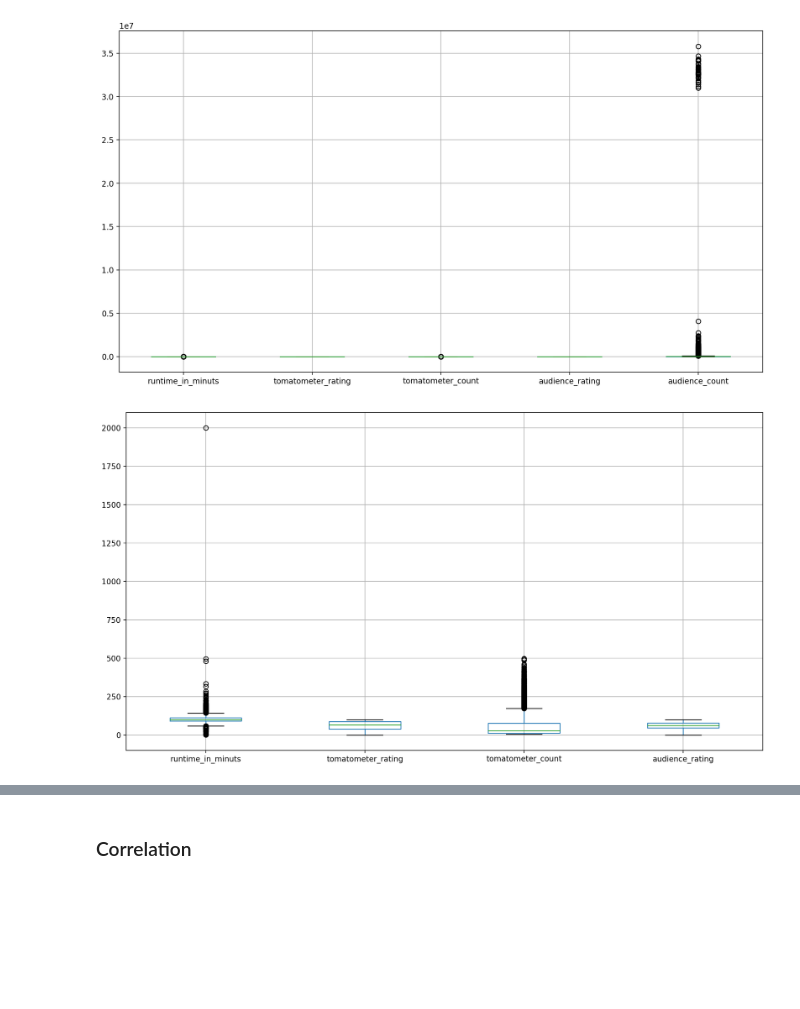
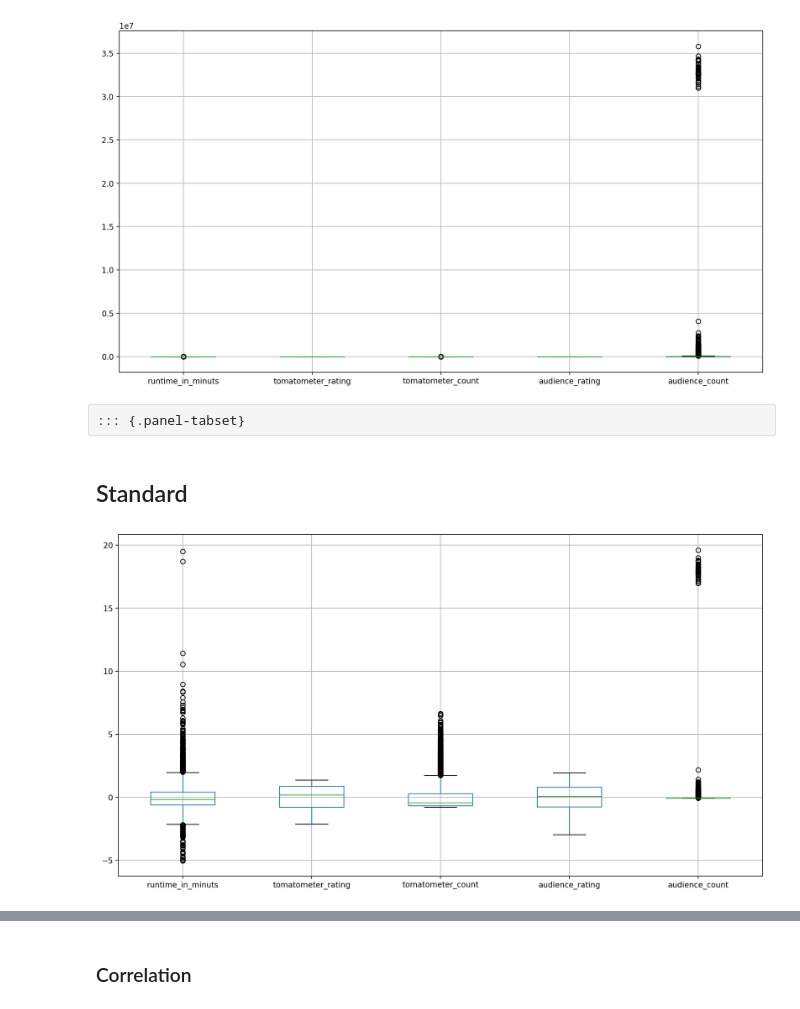
Before and after one commit to ahistemor/MoviesAnalysis, a Jupyter notebook: analysis.ipynb, the cells around one changed output, grey strips where cells are left out. Saved outputs shown, nothing was run; the diff lists cells and outputs as text; code cells hidden in the pictures; blank space fills up the shorter version.

```diff
--- a/analysis.ipynb
+++ b/analysis.ipynb
@@ -220,6 +318,15 @@ df_no_audience_count = pd.DataFrame(df.loc[:,df.columns != "audience_count"])
-# %%
-fig, ax = plt.subplots(nrows=1, ncols=1, figsize = (15,8), dpi = 200)
-boxplots = df_no_audience_count.boxplot(return_type='axes',ax=ax)
-plt.show()
-# %% [output]
-[figure, removed]
+# %%
+#df_max_runtime = df[df.runtime_in_minuts != 2000]
+#hb_num = df_max_runtime.select_dtypes(include = ["int16", "int32", "int64", "float16", "float32", "float64"])
+hb_num = df.select_dtypes(include = ["int16", "int32", "int64", "float16", "float32", "float64"])
+# %% [raw]
+::: {.panel-tabset}
+# %% [markdown]
+## Standard
+# %%
+hb_num_scaled = pd.DataFrame(StandardScaler().fit_transform(hb_num),columns=hb_num.columns,index = hb_num.index)
+fig, ax = plt.subplots(nrows=1, ncols=1, figsize = (15,8), dpi = 200)
+boxplots = hb_num_scaled.boxplot(return_type='axes',ax=ax)
+plt.show()
+# %% [output]
+[figure, added]
```
Also changed, not shown: parts of 62 cells of this notebook, 3 other files.
